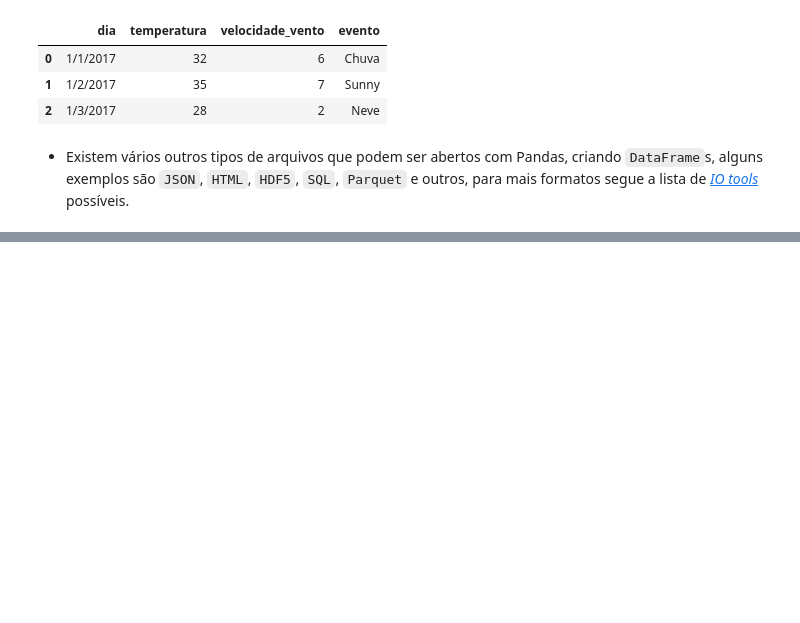
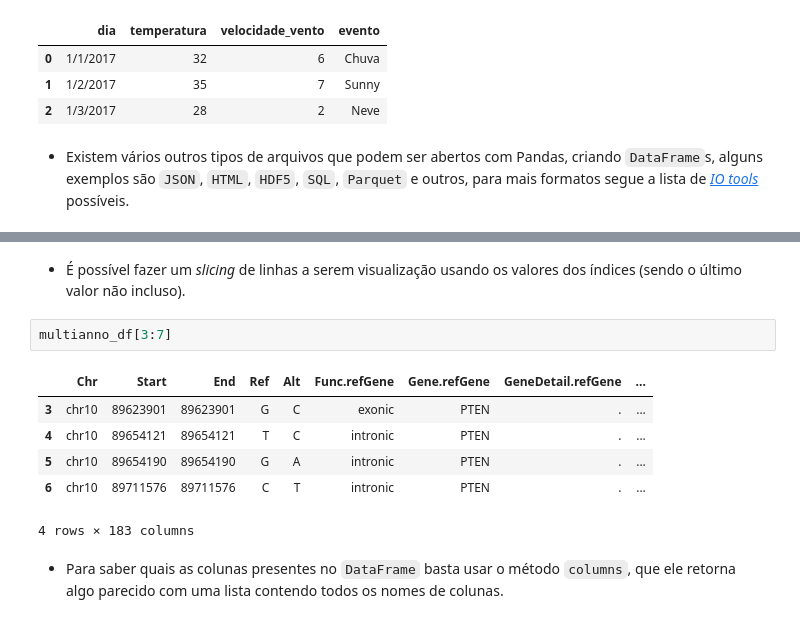
Before and after one commit to genomika/pandas-workshop, a Jupyter notebook: workshop-python_pandas_gnmk.ipynb, the cells around one changed output, grey strips where cells are left out. Cells and saved outputs as stored; diff of their text form; blank space fills up the shorter version.

```diff
--- a/workshop-python_pandas_gnmk.ipynb
+++ b/workshop-python_pandas_gnmk.ipynb
@@ -230,0 +291,13 @@ df
+# %% [markdown]
+* É possível fazer um *slicing* de linhas a serem visualização usando os valores dos índices (sendo o último valor não incluso).
+# %%
+multianno_df[3:7]
+# %% [output]
+|  | Chr | Start | End | Ref | Alt | Func.refGene | Gene.refGene | GeneDetail.refGene | ... |
+| 3 | chr10 | 89623901 | 89623901 | G | C | exonic | PTEN | . | ... |
+| 4 | chr10 | 89654121 | 89654121 | T | C | intronic | PTEN | . | ... |
+| 5 | chr10 | 89654190 | 89654190 | G | A | intronic | PTEN | . | ... |
+| 6 | chr10 | 89711576 | 89711576 | C | T | intronic | PTEN | . | ... |
+4 rows × 183 columns
+# %% [markdown]
+* Para saber quais as colunas presentes no `DataFrame` basta usar o método `columns`, que ele retorna algo parecido com uma lista contendo todos os nomes de colunas.
```
Also changed, not shown: parts of 26 cells of this notebook.
